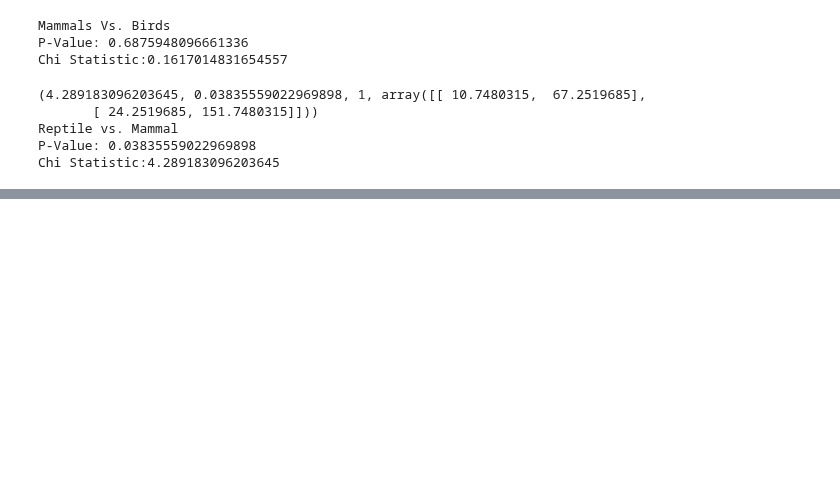
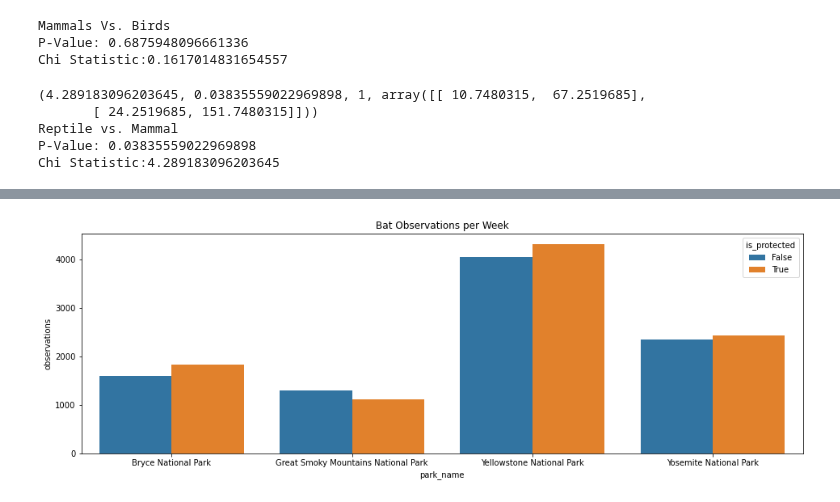
Before and after one commit to Gigabyte2408/biodiversity-project, a Jupyter notebook: biodiversity.ipynb, the cells around one changed output, grey strips where cells are left out. Drawn from its saved outputs; the diff is of its cells as text; code cells hidden in the pictures; blank space fills up the shorter version.

Commit message:
Most common Animal
Created loops and functions to find the most common animal among the mammalian species and calculated the observations across parks for this animal.

```diff
--- a/biodiversity.ipynb
+++ b/biodiversity.ipynb
@@ -136,0 +169,12 @@ Chi Statistic:4.289183096203645
+# %%
+species['is_bat'] = species.common_names.str.contains(r'\bBat\b', regex = True)
+bat_observations = species[species.is_bat == True]
+bat_observations = bat_observations.merge(observations, on = 'scientific_name')
+bat_prot_by_park = bat_observations.groupby(['park_name', 'is_protected']).observations.sum().reset_index()
+bat_prot_by_park.columns = ['park_name', 'is_protected', 'observations']
+plt.figure(figsize = (16,5))
+sns.barplot(data = bat_prot_by_park, x = 'park_name', y = 'observations', hue = 'is_protected')
+plt.title('Bat Observations per Week')
+plt.show()
+# %% [output]
+[figure, added]
```
Also changed, not shown: parts of 5 cells of this notebook.
